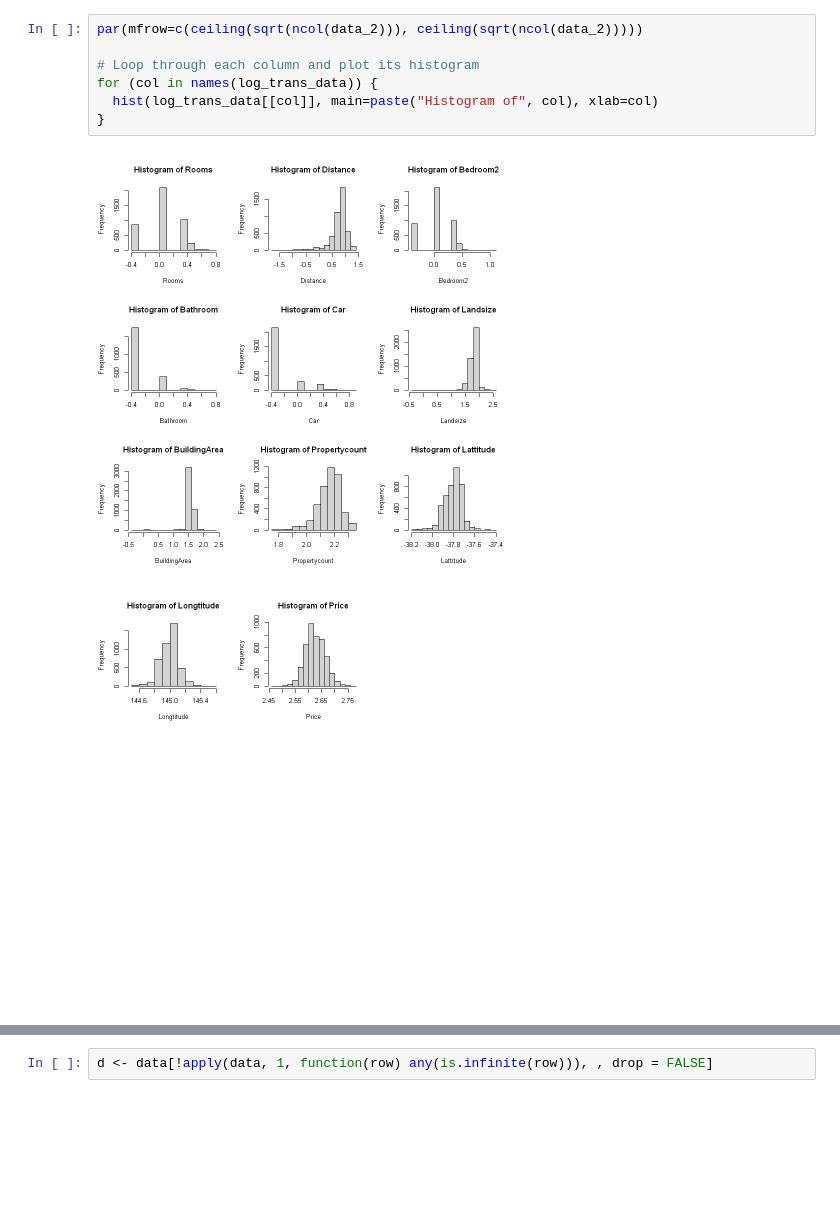
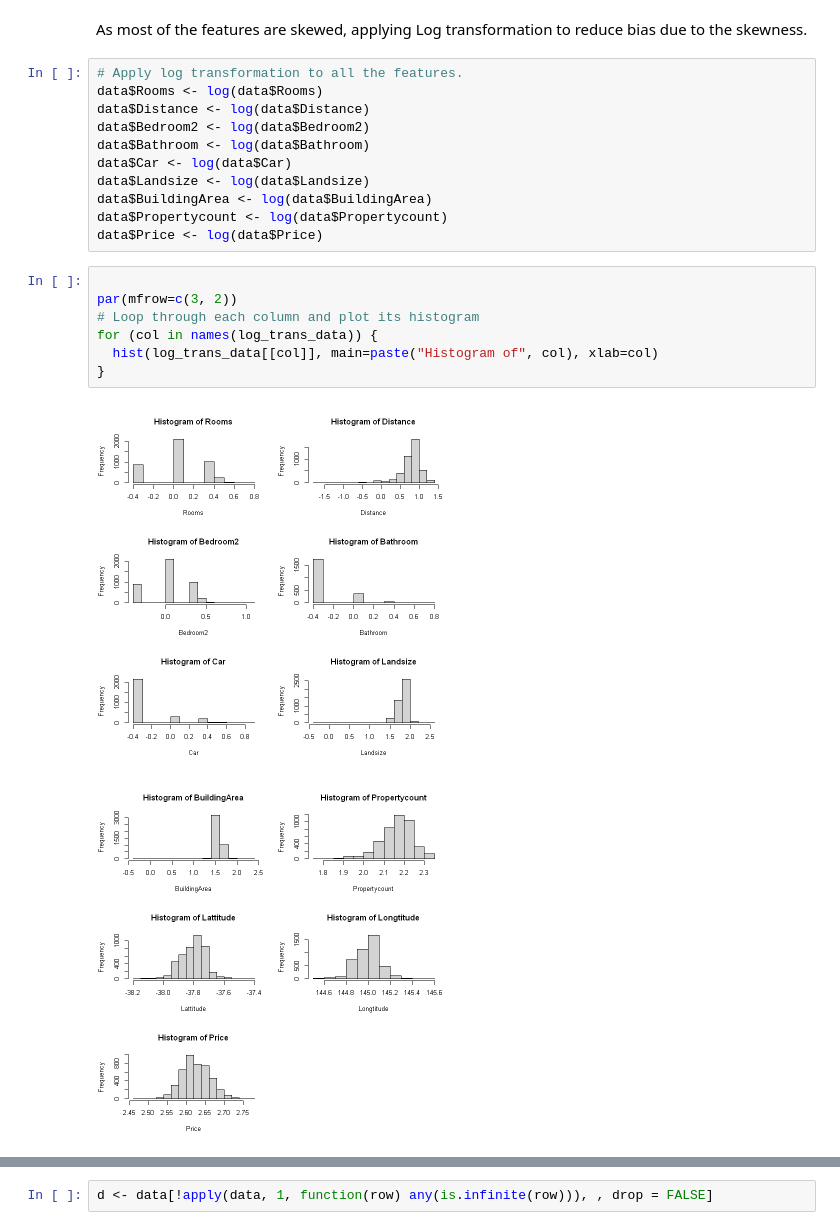
Before and after one commit to santhosh1299/Final-Project, a Jupyter notebook: project.ipynb, the cells around one changed output, grey strips where cells are left out. Drawn from its saved outputs; the diff is of its cells as text; blank space fills up the shorter version.

```diff
--- a/project.ipynb
+++ b/project.ipynb
@@ -62,10 +94,23 @@ A data.frame: 6 × 24
+# %% [markdown]
+As most of the features are skewed, applying Log transformation to reduce bias due to the skewness.
+# %%
+# Apply log transformation to all the features.
+data$Rooms <- log(data$Rooms)
+data$Distance <- log(data$Distance)
+data$Bedroom2 <- log(data$Bedroom2)
+data$Bathroom <- log(data$Bathroom)
+data$Car <- log(data$Car)
+data$Landsize <- log(data$Landsize)
+data$BuildingArea <- log(data$BuildingArea)
+data$Propertycount <- log(data$Propertycount)
+data$Price <- log(data$Price)
 # %%
-par(mfrow=c(ceiling(sqrt(ncol(data_2))), ceiling(sqrt(ncol(data_2)))))
 
+par(mfrow=c(3, 2))
 # Loop through each column and plot its histogram
 for (col in names(log_trans_data)) {
   hist(log_trans_data[[col]], main=paste("Histogram of", col), xlab=col)
 }
 # %% [output]
-[figure, old version]
+[figure, new version]
-[figure, old version]
+[figure, new version]
```
Also changed, not shown: parts of 28 cells of this notebook.
